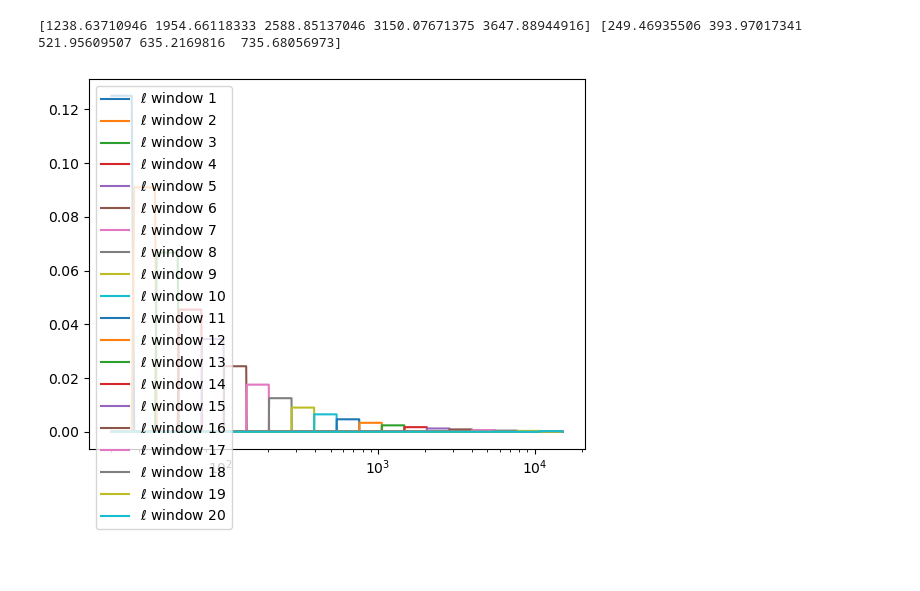
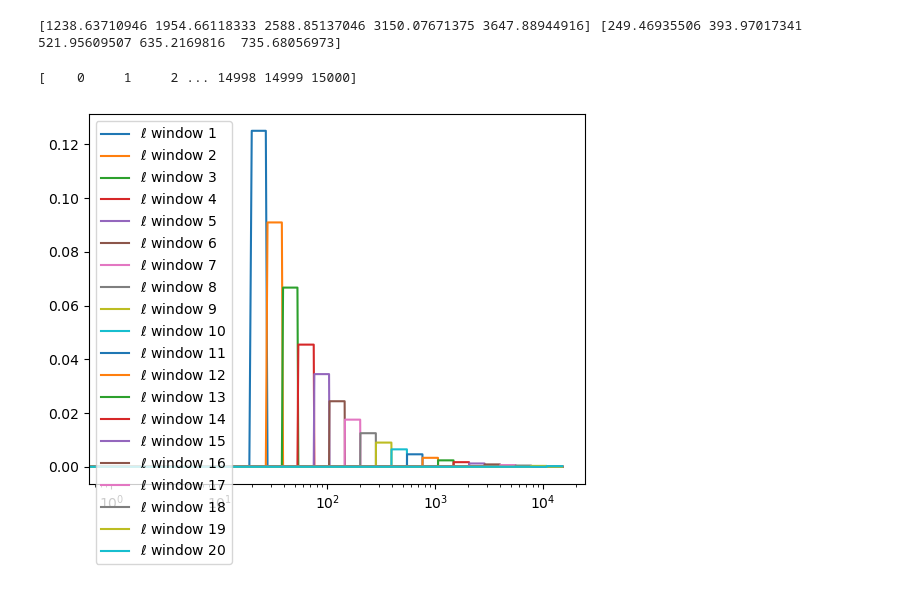
Before and after one commit to LSSTDESC/forecasting, a Jupyter notebook: DESC_SRD/Notebooks/Write_DESC_SRD_Galaxy_Clustering_sacc_file.ipynb, the cells around one changed output. Drawn from its saved outputs; the diff is of its cells as text; code cells hidden in the pictures.

```diff
--- a/DESC_SRD/Notebooks/Write_DESC_SRD_Galaxy_Clustering_sacc_file.ipynb
+++ b/DESC_SRD/Notebooks/Write_DESC_SRD_Galaxy_Clustering_sacc_file.ipynb
@@ -70,7 +70,7 @@ for i, zmin in enumerate(bin_low_zs):
     nz_bin = gaussian_filter(nz_bin, sig_z*(1+zmid)/dz)
 
     # galaxy clustering CCL tracer for computing mock datavector
-    galaxy_tracer_bin = ccl.NumberCountsTracer(cosmo, has_rsd=False, dndz=(z,nz_bin), bias=(zmids,linear_bias), mag_bias=None)
+    galaxy_tracer_bin = ccl.NumberCountsTracer(cosmo, has_rsd=False, dndz=(z,nz_bin), bias=(z,linear_bias[i]*np.ones(len(z))), mag_bias=None)
     tracers.append(galaxy_tracer_bin)
 
     # galaxy clustering SACC tracer for saving to file later
@@ -80,21 +80,21 @@ for i, zmin in enumerate(bin_low_zs):
              z=z,  # z
              nz=nz_bin)  # nz
 # %%
-ell_unbinned = np.arange(20, 15002)
+ell_unbinned = np.arange(0, 15001)
+print(ell_unbinned)
 n_ell_unbinned = len(ell_unbinned)
 # window functions in ell: assume tophat
 ell_windows_tophat = np.zeros([n_ell_unbinned, nbin_ell])
 for i in range(nbin_ell):
     ell_windows_tophat[:,i] = (ell_unbinned>=ell_edges[i]) & (ell_unbinned<=ell_edges[i+1])
-    #print(ell_edges[i], ell_edges[i+1], np.sum(ell_windows_tophat[:,i]), ell_unbinned[(ell_unbinned>ell_edges[i]) & (ell_unbinned<=ell_edges[i+1])])
     ell_windows_tophat[:,i]/=np.sum(ell_windows_tophat[:,i])
-
     plt.plot(ell_unbinned, ell_windows_tophat[:,i], label=r'$\ell$ window '+str(i+1))
 plt.xscale('log')
 plt.legend()
 plt.show()
 # %% [output]
+[    0     1     2 ... 14998 14999 15000]
-[figure, old version]
+[figure, new version]
 # %%
 # Create a SACC bandpower window object
 wins = sacc.BandpowerWindow(ell_unbinned, ell_windows_tophat)
```
Also changed, not shown: parts of 1 cell of this notebook, 3 other files.
